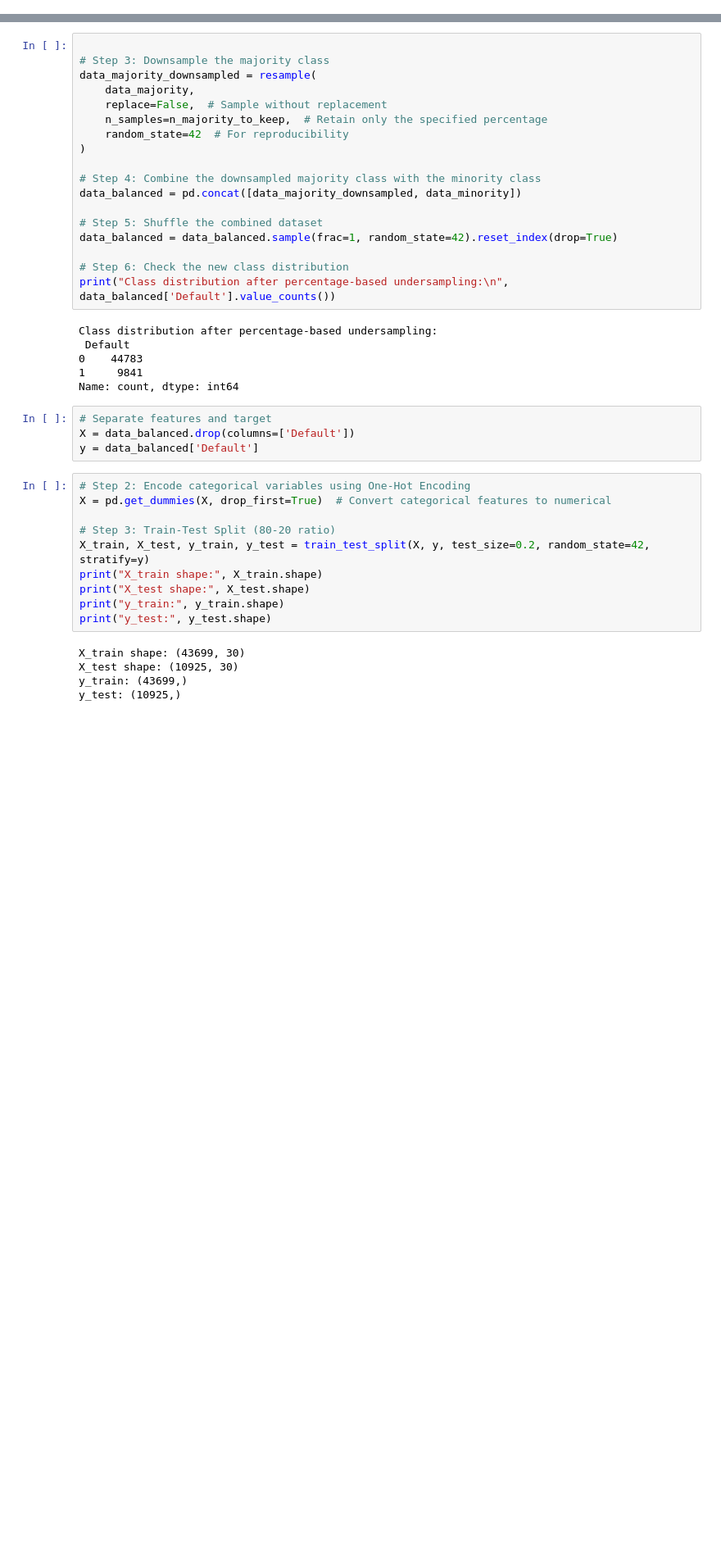
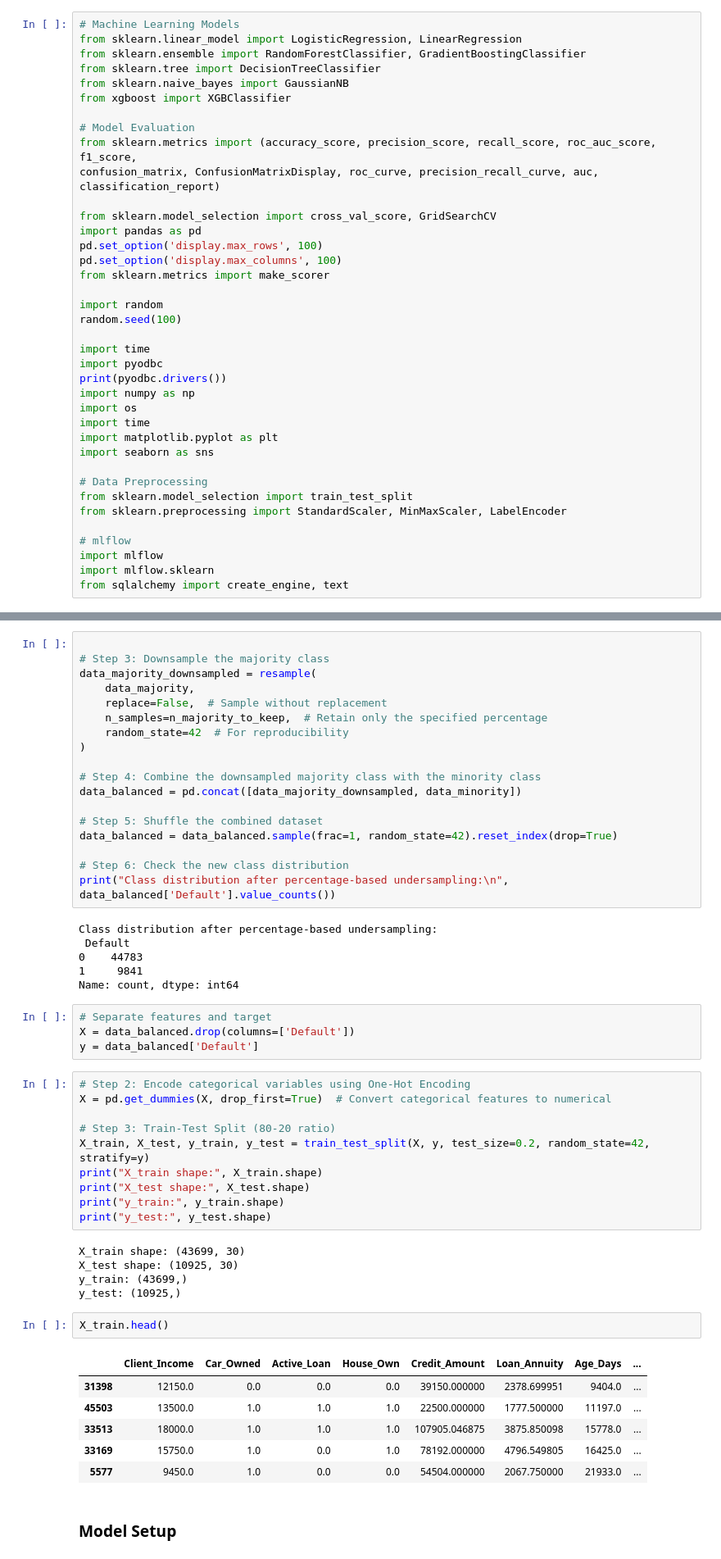
Before and after one commit to rohit180497/NBFI-Loan-Repayment, a Jupyter notebook: notebooks/1.2 model building.ipynb, the cells around one changed output, grey strips where cells are left out. Shown: that part at 82% size. Drawn from its saved outputs; the diff is of its cells as text; blank space fills up the shorter version.

Commit message:
mlflow done

```diff
--- a/notebooks/1.2 model building.ipynb
+++ b/notebooks/1.2 model building.ipynb
@@ -0,0 +1,38 @@
+# %%
+# Machine Learning Models
+from sklearn.linear_model import LogisticRegression, LinearRegression
+from sklearn.ensemble import RandomForestClassifier, GradientBoostingClassifier
+from sklearn.tree import DecisionTreeClassifier
+from sklearn.naive_bayes import GaussianNB
+from xgboost import XGBClassifier
+
+# Model Evaluation
+from sklearn.metrics import (accuracy_score, precision_score, recall_score, roc_auc_score, f1_score,
+confusion_matrix, ConfusionMatrixDisplay, roc_curve, precision_recall_curve, auc, classification_report)
+
+from sklearn.model_selection import cross_val_score, GridSearchCV
+import pandas as pd
+pd.set_option('display.max_rows', 100)
+pd.set_option('display.max_columns', 100)
+from sklearn.metrics import make_scorer
+
+import random
+random.seed(100)
+
+import time
+import pyodbc
+print(pyodbc.drivers())
+import numpy as np
+import os
+import time
+import matplotlib.pyplot as plt
+import seaborn as sns
+
+# Data Preprocessing
+from sklearn.model_selection import train_test_split
+from sklearn.preprocessing import StandardScaler, MinMaxScaler, LabelEncoder
+
+# mlflow
+import mlflow
+import mlflow.sklearn
+from sqlalchemy import create_engine, text
@@ -113,3 +243,14 @@ X_train shape: (43699, 30)
 X_test shape: (10925, 30)
 y_train: (43699,)
 y_test: (10925,)
+# %%
+X_train.head()
+# %% [output]
+|  | Client_Income | Car_Owned | Active_Loan | House_Own | Credit_Amount | Loan_Annuity | Age_Days | ... |
+| 31398 | 12150.0 | 0.0 | 0.0 | 0.0 | 39150.000000 | 2378.699951 | 9404.0 | ... |
+| 45503 | 13500.0 | 1.0 | 1.0 | 1.0 | 22500.000000 | 1777.500000 | 11197.0 | ... |
+| 33513 | 18000.0 | 1.0 | 1.0 | 1.0 | 107905.046875 | 3875.850098 | 15778.0 | ... |
+| 33169 | 15750.0 | 1.0 | 0.0 | 1.0 | 78192.000000 | 4796.549805 | 16425.0 | ... |
+| 5577 | 9450.0 | 1.0 | 0.0 | 0.0 | 54504.000000 | 2067.750000 | 21933.0 | ... |
+# %% [markdown]
+### Model Setup
```
Also changed, not shown: parts of 11 cells of this notebook, 32 other files.
